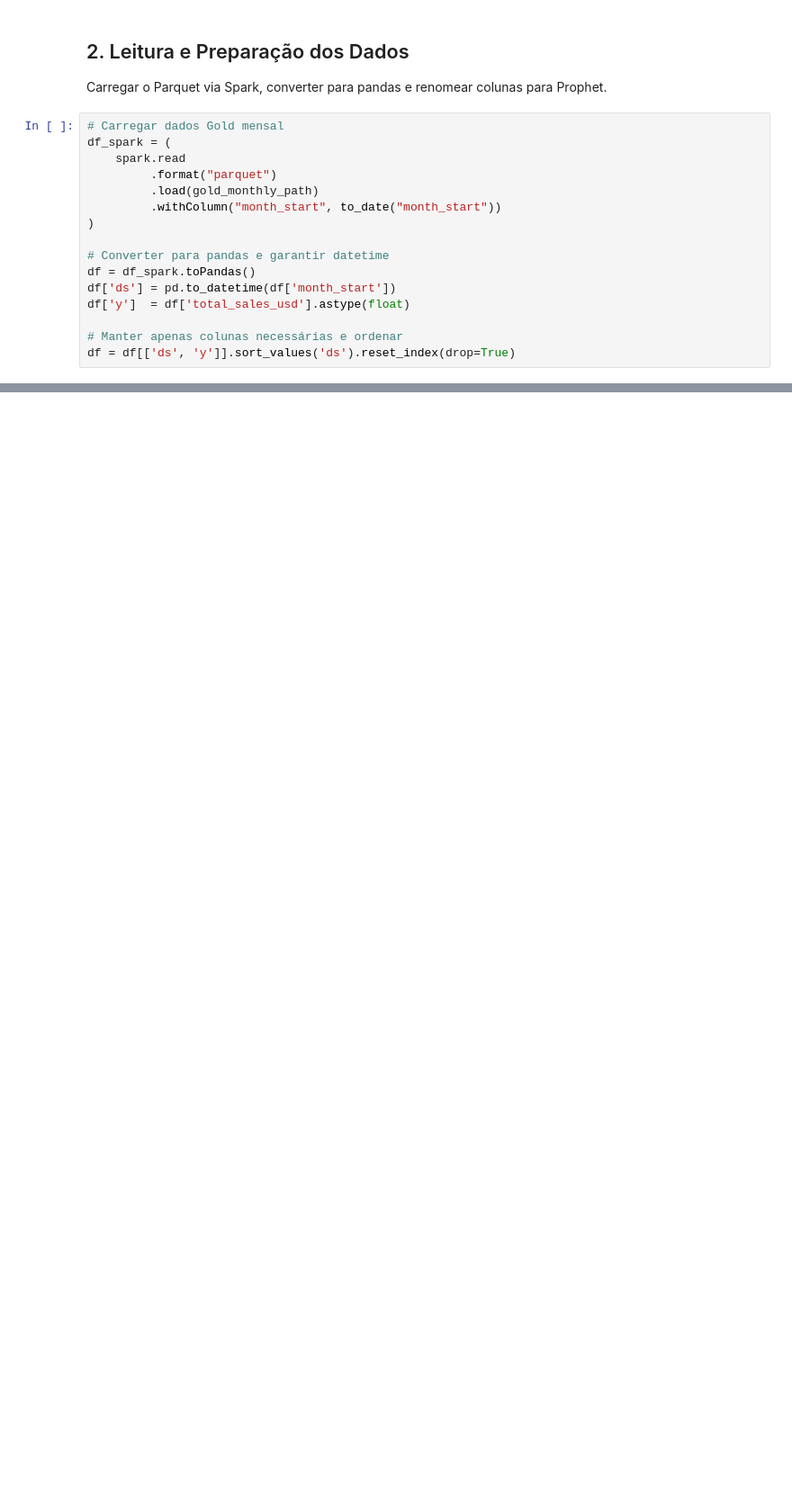
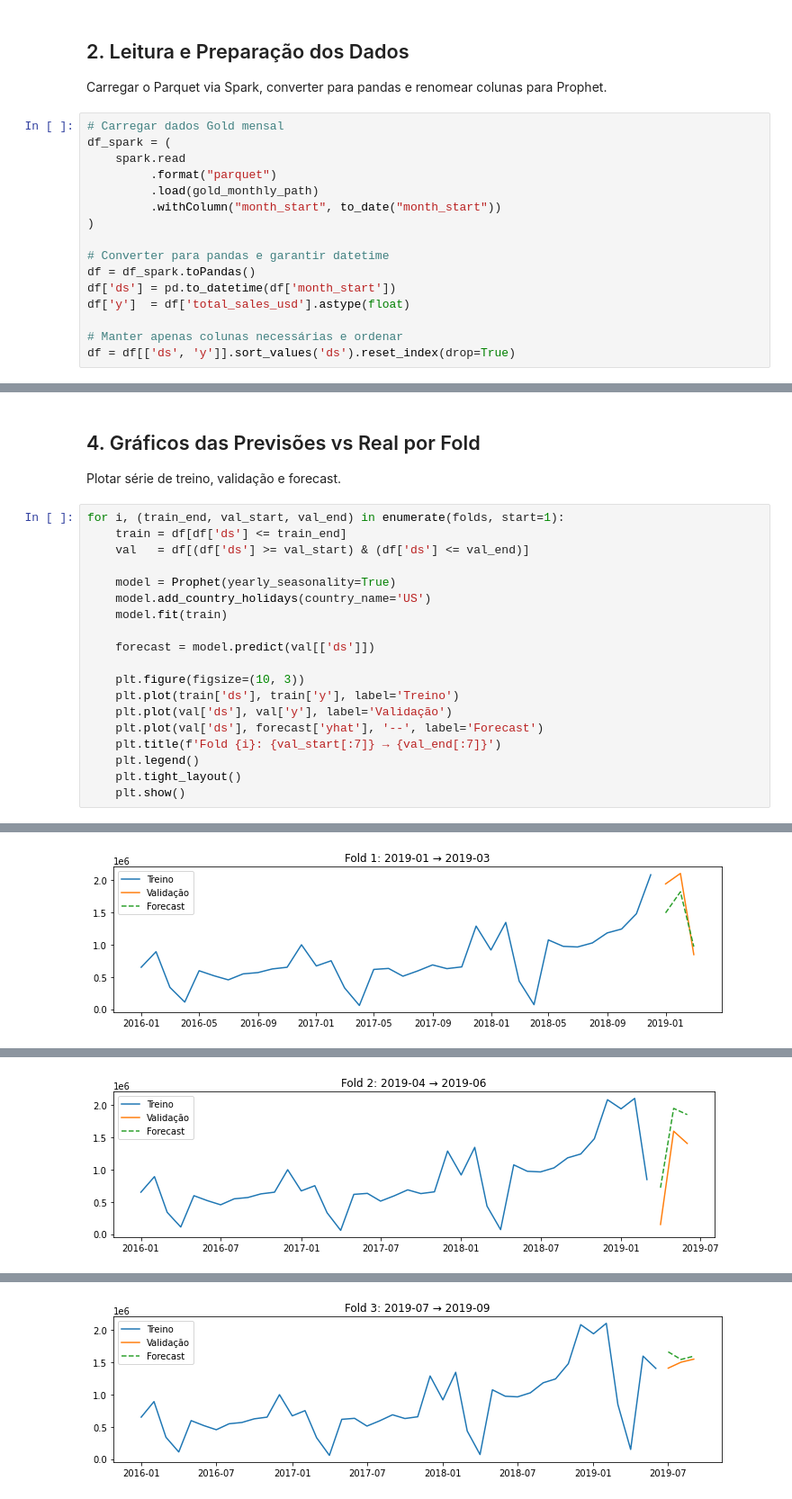
Before and after one commit to victorvanazzi/sales-demand-forecasting, a Jupyter notebook: notebooks/03c_modelagem_prophet.ipynb, the cells around one changed output, grey strips where cells are left out. Shown at 90% size. Cells and saved outputs as stored; diff of their text form; blank space fills up the shorter version.

```diff
--- a/notebooks/03c_modelagem_prophet.ipynb
+++ b/notebooks/03c_modelagem_prophet.ipynb
@@ -194,0 +227,24 @@ Com isso, conclui-se esta fase do projeto de modelagem preditiva com Prophet.
+# %% [markdown]
+## 4. Gráficos das Previsões vs Real por Fold
+
+Plotar série de treino, validação e forecast.
+# %%
+for i, (train_end, val_start, val_end) in enumerate(folds, start=1):
+    train = df[df['ds'] <= train_end]
+    val   = df[(df['ds'] >= val_start) & (df['ds'] <= val_end)]
+
+    model = Prophet(yearly_seasonality=True)
+    model.add_country_holidays(country_name='US')
+    model.fit(train)
+
+    forecast = model.predict(val[['ds']])
+
+    plt.figure(figsize=(10, 3))
+    plt.plot(train['ds'], train['y'], label='Treino')
+    plt.plot(val['ds'], val['y'], label='Validação')
+    plt.plot(val['ds'], forecast['yhat'], '--', label='Forecast')
+    plt.title(f'Fold {i}: {val_start[:7]} → {val_end[:7]}')
+    plt.legend()
+    plt.tight_layout()
+    plt.show()
+# %% [output]
@@ -194,0 +253 @@ Com isso, conclui-se esta fase do projeto de modelagem preditiva com Prophet.
+[figure, added]
@@ -194,0 +256 @@ Com isso, conclui-se esta fase do projeto de modelagem preditiva com Prophet.
+[figure, added]
@@ -194,0 +259 @@ Com isso, conclui-se esta fase do projeto de modelagem preditiva com Prophet.
+[figure, added]
```
Also changed, not shown: parts of 18 cells of this notebook, 2 other files.
